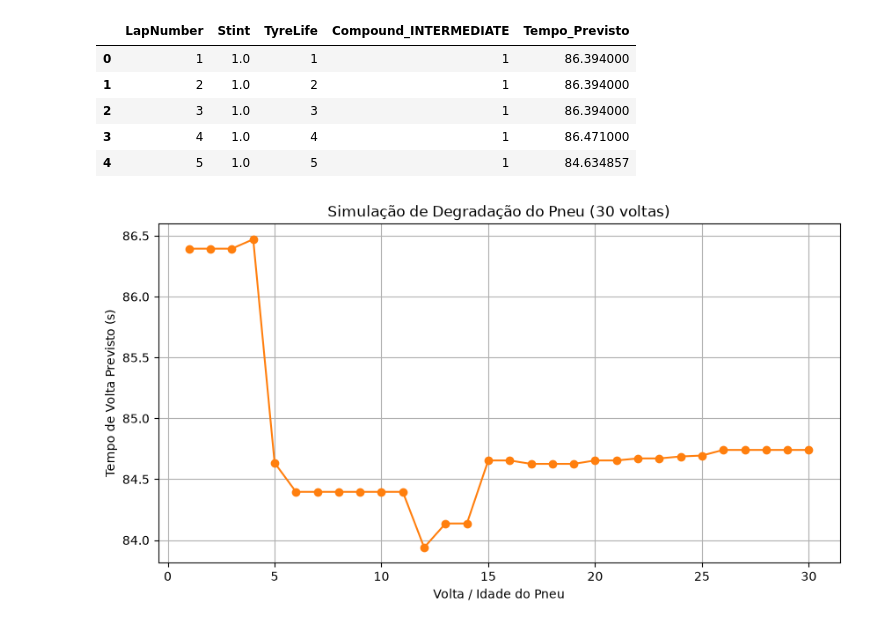
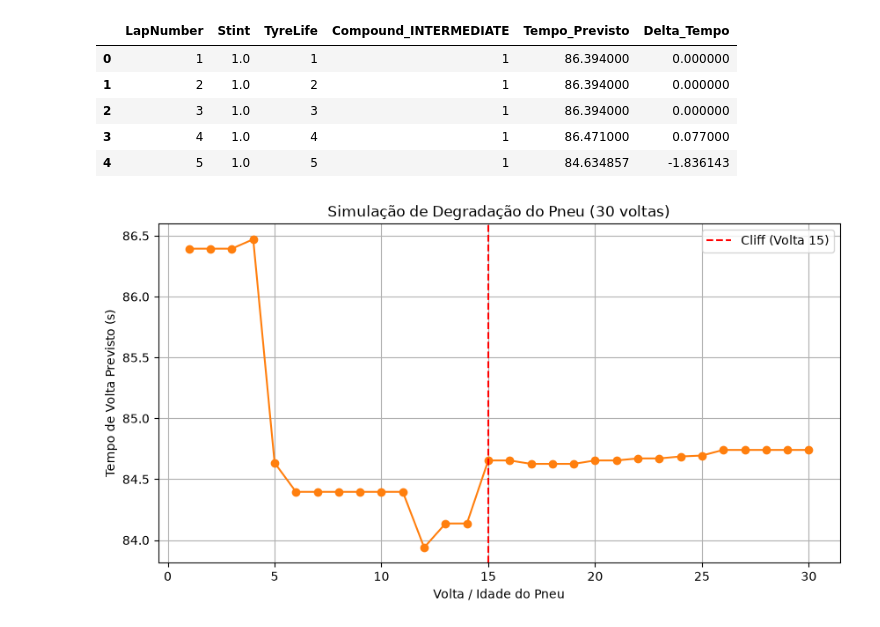
Before and after one commit to Guilherme5G/APEX-f1-strategy-predictor, a Jupyter notebook: notebooks/03_strategy_simulation.ipynb, the cells around one changed output. Cells and saved outputs as stored; diff of their text form; code cells hidden in the pictures.

```diff
--- a/notebooks/03_strategy_simulation.ipynb
+++ b/notebooks/03_strategy_simulation.ipynb
@@ -27,0 +29,13 @@ df_simulacaoPista.head()
+# %%
+colunas_X = ['LapNumber', 'Stint', 'TyreLife', 'Compound_INTERMEDIATE']
+df_pista, volta_cliff, perda_tempo = simular_estrategia(modelo=modelo, colunas_X=colunas_X, total_voltas=30, composto_ativo='Compound_INTERMEDIATE')
+
+#imprimir relatorio
+
+print("=" * 45)
+print("      RELATÓRIO DE ESTRATÉGIA DE CORRIDA      ")
+print("=" * 45)
+print(f"• Ponto de 'Cliff' detectado: Volta {volta_cliff}")
+print(f"• Perda de ritmo estimada: +{perda_tempo:.3f}s")
+print(f"• JANELA IDEAL DE PIT STOP: Voltas {volta_cliff - 1} a {volta_cliff}")
+print("=" * 45)
@@ -28,20 +50,21 @@ df_simulacaoPista.head()
 # %%
-df_simulacaoPista['Tempo_Previsto'] = tempos_simulados
 
-display(df_simulacaoPista.head())
+display(df_pista.head())
 
 plt.figure(figsize=(10, 5))
-plt.plot(df_simulacaoPista['LapNumber'], df_simulacaoPista['Tempo_Previsto'], marker='o', color='#ff7f0e')
+plt.plot(df_pista['LapNumber'], df_pista['Tempo_Previsto'], marker='o', color='#ff7f0e')
+plt.axvline(x=volta_cliff, color='red', linestyle='--', label=f'Cliff (Volta {volta_cliff})')
 plt.title('Simulação de Degradação do Pneu (30 voltas)')
 plt.xlabel('Volta / Idade do Pneu')
 plt.ylabel('Tempo de Volta Previsto (s)')
+plt.legend()
 plt.grid(True)
 plt.show()
 # %% [output]
-|  | LapNumber | Stint | TyreLife | Compound_INTERMEDIATE | Tempo_Previsto |
-| 0 | 1 | 1.0 | 1 | 1 | 86.394000 |
-| 1 | 2 | 1.0 | 2 | 1 | 86.394000 |
-| 2 | 3 | 1.0 | 3 | 1 | 86.394000 |
-| 3 | 4 | 1.0 | 4 | 1 | 86.471000 |
-| 4 | 5 | 1.0 | 5 | 1 | 84.634857 |
+|  | LapNumber | Stint | TyreLife | Compound_INTERMEDIATE | Tempo_Previsto | Delta_Tempo |
+| 0 | 1 | 1.0 | 1 | 1 | 86.394000 | 0.000000 |
+| 1 | 2 | 1.0 | 2 | 1 | 86.394000 | 0.000000 |
+| 2 | 3 | 1.0 | 3 | 1 | 86.394000 | 0.000000 |
+| 3 | 4 | 1.0 | 4 | 1 | 86.471000 | 0.077000 |
+| 4 | 5 | 1.0 | 5 | 1 | 84.634857 | -1.836143 |
-[figure, old version]
+[figure, new version]
```
Also changed, not shown: parts of 3 cells of this notebook, 2 other files.
